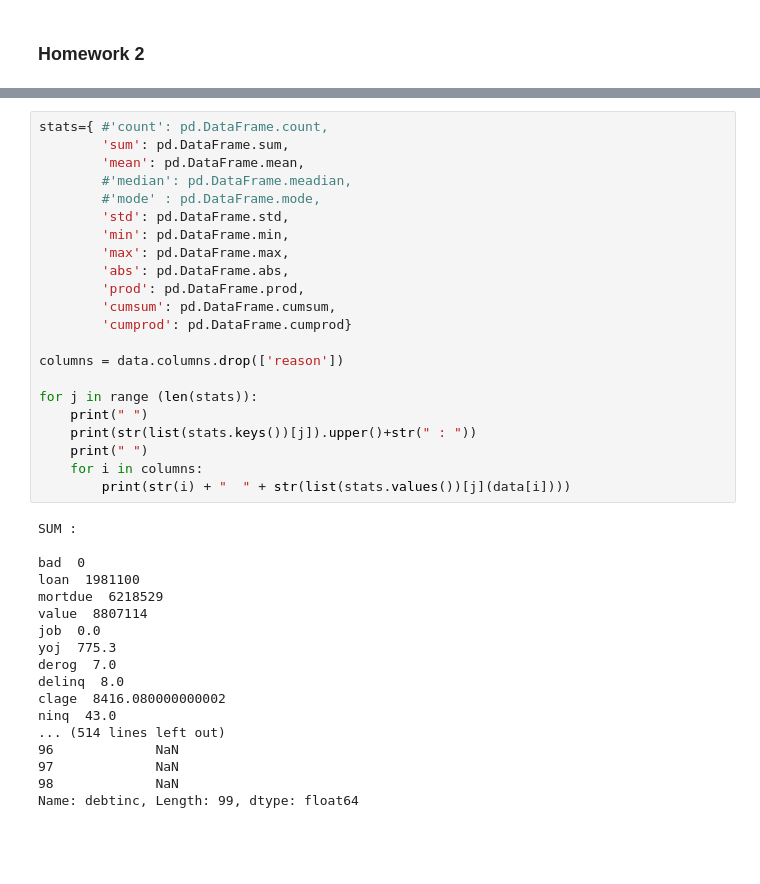
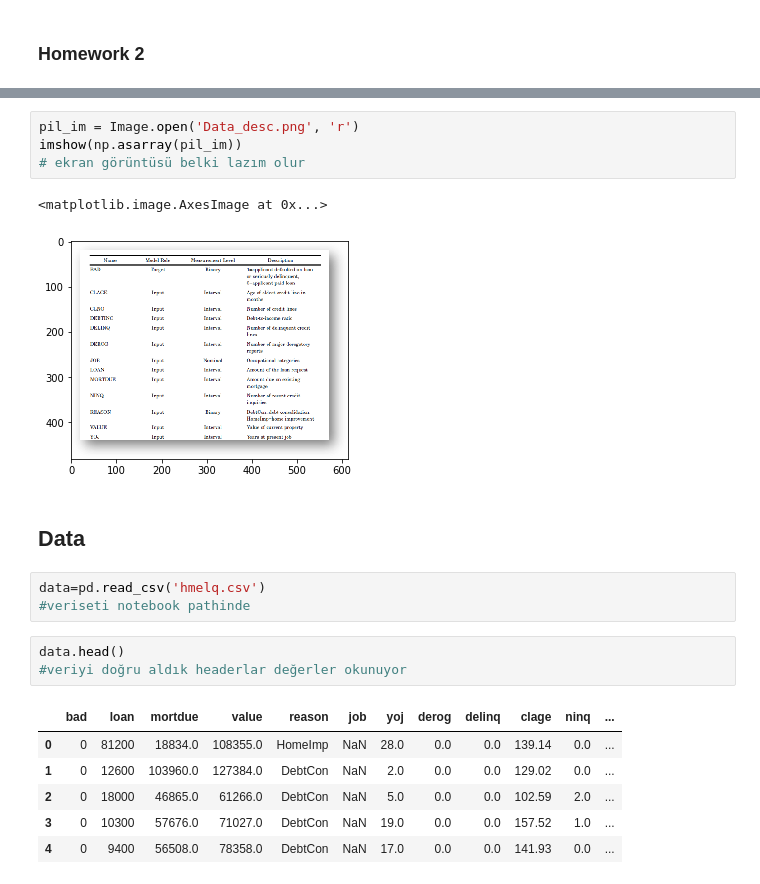
Before and after one commit to UVBMOB/Mert_Caglar, a Jupyter notebook: Homework_2.ipynb, the cells around one changed output, grey strips where cells are left out. Drawn from its saved outputs; the diff is of its cells as text; blank space fills up the shorter version.

```diff
--- a/Homework_2.ipynb
+++ b/Homework_2.ipynb
@@ -18,40 +14,22 @@ data.head()
-# %%
-stats={ #'count': pd.DataFrame.count,
-        'sum': pd.DataFrame.sum,
-        'mean': pd.DataFrame.mean,
-        #'median': pd.DataFrame.meadian,
-        #'mode' : pd.DataFrame.mode,
-        'std': pd.DataFrame.std,
-        'min': pd.DataFrame.min,
-        'max': pd.DataFrame.max,
-        'abs': pd.DataFrame.abs,
-        'prod': pd.DataFrame.prod,
-        'cumsum': pd.DataFrame.cumsum,
-        'cumprod': pd.DataFrame.cumprod}
-
-columns = data.columns.drop(['reason'])
-
-for j in range (len(stats)):
-    print(" ")
-    print(str(list(stats.keys())[j]).upper()+str(" : "))
-    print(" ")
-    for i in columns:
-        print(str(i) + "  " + str(list(stats.values())[j](data[i])))
-# %% [output]
-SUM :
-
-bad  0
-loan  1981100
-mortdue  6218529
-value  8807114
-job  0.0
-yoj  775.3
-derog  7.0
-delinq  8.0
-clage  8416.080000000002
-ninq  43.0
-... (514 lines left out)
-96             NaN
-97             NaN
-98             NaN
-Name: debtinc, Length: 99, dtype: float64
+# %%
+pil_im = Image.open('Data_desc.png', 'r')
+imshow(np.asarray(pil_im))
+# ekran görüntüsü belki lazım olur
+# %% [output]
+<matplotlib.image.AxesImage at 0x...>
+[figure, added]
+# %% [markdown]
+## Data
+# %%
+data=pd.read_csv('hmelq.csv')
+#veriseti notebook pathinde
+# %%
+data.head()
+#veriyi doğru aldık headerlar değerler okunuyor
+# %% [output]
+|  | bad | loan | mortdue | value | reason | job | yoj | derog | delinq | clage | ninq | ... |
+| 0 | 0 | 81200 | 18834.0 | 108355.0 | HomeImp | NaN | 28.0 | 0.0 | 0.0 | 139.14 | 0.0 | ... |
+| 1 | 0 | 12600 | 103960.0 | 127384.0 | DebtCon | NaN | 2.0 | 0.0 | 0.0 | 129.02 | 0.0 | ... |
+| 2 | 0 | 18000 | 46865.0 | 61266.0 | DebtCon | NaN | 5.0 | 0.0 | 0.0 | 102.59 | 2.0 | ... |
+| 3 | 0 | 10300 | 57676.0 | 71027.0 | DebtCon | NaN | 19.0 | 0.0 | 0.0 | 157.52 | 1.0 | ... |
+| 4 | 0 | 9400 | 56508.0 | 78358.0 | DebtCon | NaN | 17.0 | 0.0 | 0.0 | 141.93 | 0.0 | ... |
```
Also changed, not shown: parts of 19 cells of this notebook.
